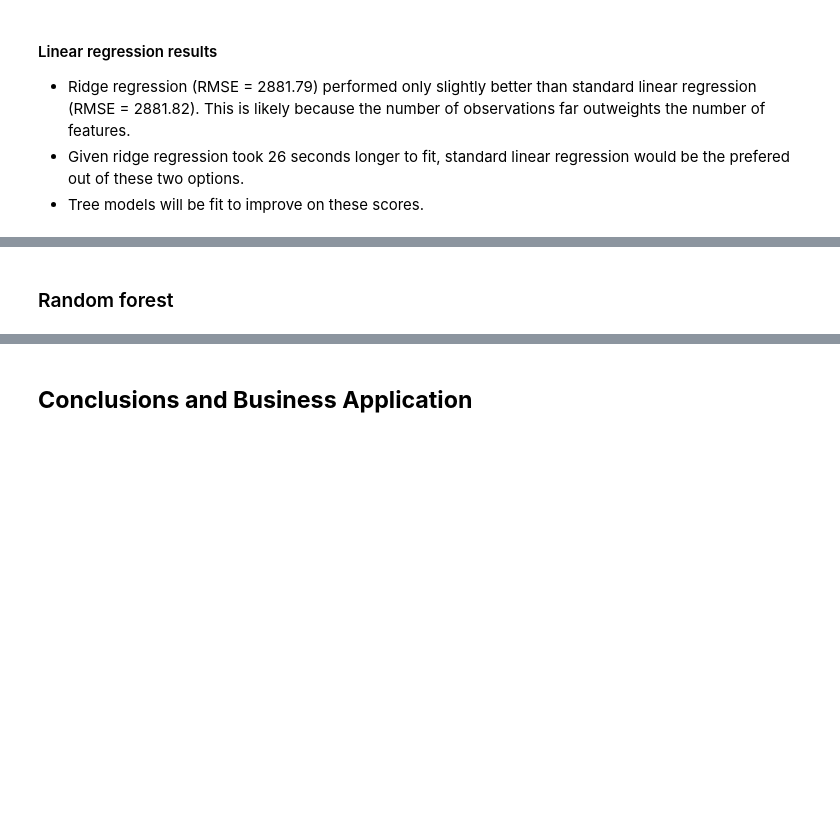
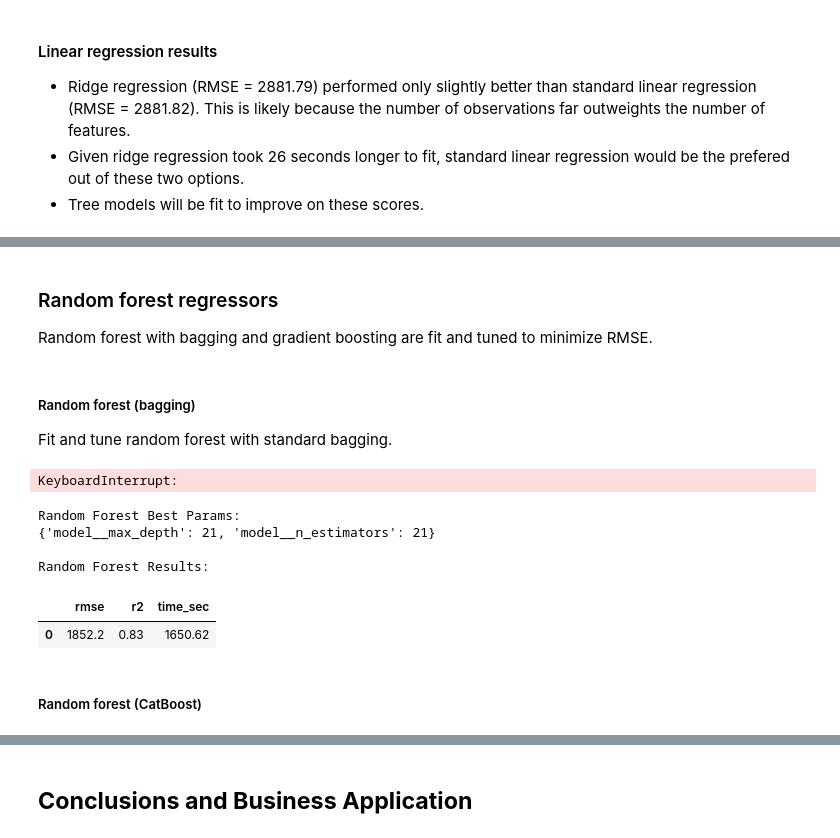
Before and after one commit to kellyshreeve/predicting-used-car-price, a Jupyter notebook: car_price_analysis.ipynb, the cells around one changed output, grey strips where cells are left out. Saved outputs shown, nothing was run; the diff lists cells and outputs as text; code cells hidden in the pictures; blank space fills up the shorter version.

```diff
--- a/car_price_analysis.ipynb
+++ b/car_price_analysis.ipynb
@@ -1087,2 +1119,52 @@ tree_gscv = GridSearch
+# %% [markdown]
+### Random forest regressors
+
+Random forest with bagging and gradient boosting are fit and tuned to minimize RMSE.
+# %% [markdown]
+##### Random forest (bagging)
+
+Fit and tune random forest with standard bagging.
+# %%
+# Tune standard random forest
+start = time.time()
+
+rf_reg = RandomForestRegressor(random_state=123)
+
+pipe = Pipeline([('transform', preprocessor), ('model', rf_reg)])
+
+grid = {
+    'model__n_estimators':[10, 20, 30],
+    'model__max_depth':[5, 10, 20, 30]
+}
+
+rf_reg_gscv = GridSearchCV(pipe, param_grid=grid, scoring=scorers, refit='rmse', cv=2)
+rf_reg_gscv.fit(feat_train, targ_train)
+
+end = time.time()
+
+# Calculate execution time
+rf_time = end - start
+
+print('Random Forest Execution Time:')
+print(f'{rf_time:.2f} seconds')
+# %% [output]
+KeyboardInterrupt:
+# %%
+# Get random forest results
+rf_reg_best, rf_reg_results = gscv_results(rf_reg_gscv, 'rmse', 'r2', greater_is_better=False)
+rf_reg_results['time_sec'] = rf_time
+
+print('Random Forest Best Params:')
+print(rf_reg_best)
+print()
+print('Random Forest Results:')
+display(rf_reg_results.round(2))
+# %% [output]
+Random Forest Best Params:
+{'model__max_depth': 21, 'model__n_estimators': 21}
+
+Random Forest Results:
+|  | rmse | r2 | time_sec |
+| 0 | 1852.2 | 0.83 | 1650.62 |
 # %% [markdown]
-### Random forest
+##### Random forest (CatBoost)
```
Also changed, not shown: parts of 25 cells of this notebook.
